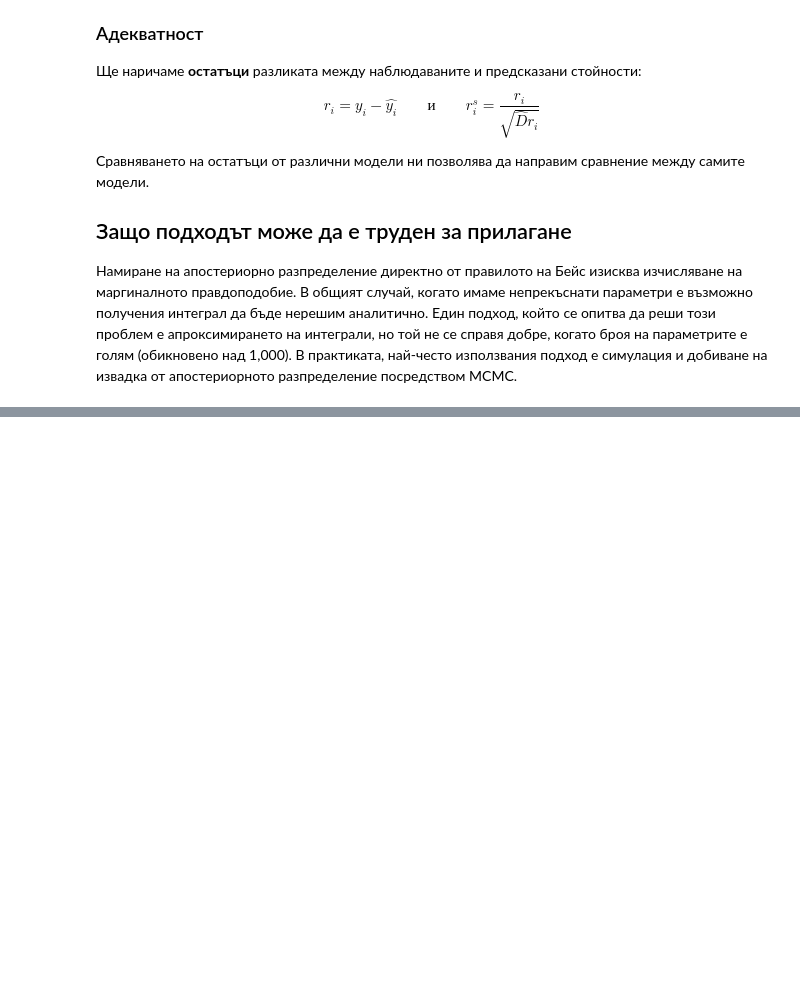
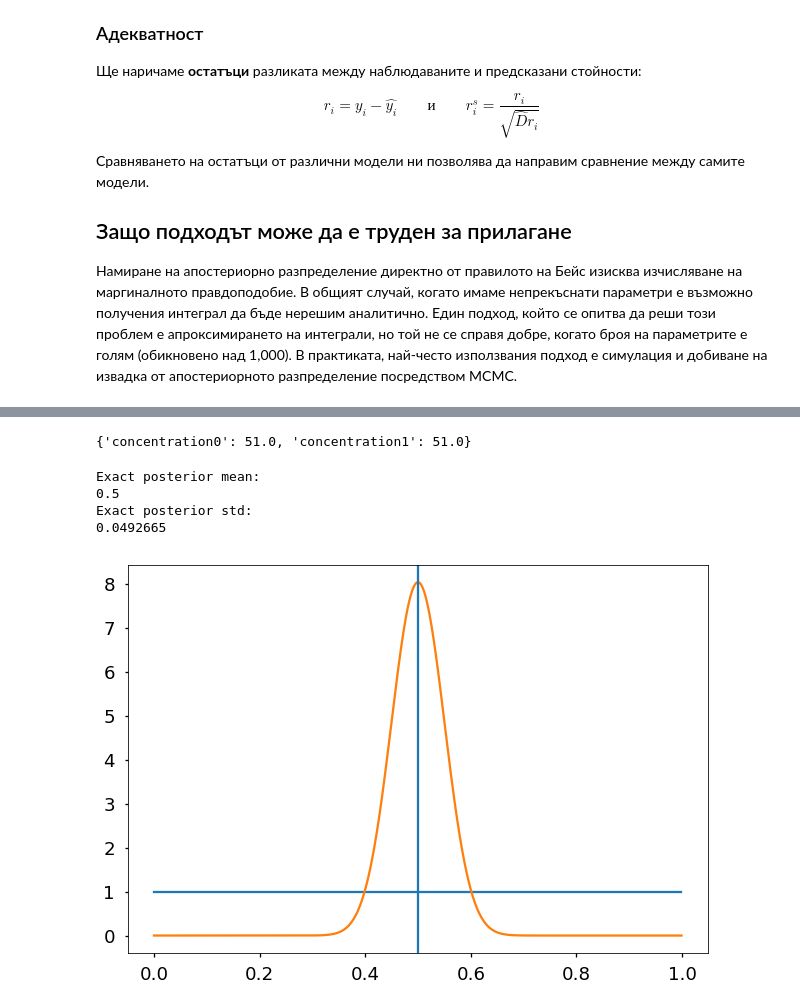
Before and after one commit to andybala/curiousily.github.com, a Jupyter notebook: notebooks/23.ml_basics_baysian_stats.ipynb, the cells around one changed output, grey strips where cells are left out. Drawn from its saved outputs; the diff is of its cells as text; code cells hidden in the pictures; blank space fills up the shorter version.

```diff
--- a/notebooks/23.ml_basics_baysian_stats.ipynb
+++ b/notebooks/23.ml_basics_baysian_stats.ipynb
@@ -149,0 +236,30 @@ $$r_i = y_i - \hat{y_i} \qquad и \qquad r_i^s=\frac{r_i}{\sqrt{\hat{D}r_i}}$$
+# %%
+pheads = pheads_unknown
+c = Bernoulli(probs=pheads, sample_shape=N)
+# %%
+pheads_cond = ed.complete_conditional(pheads)
+pheads_post = ed.copy(pheads_cond, {c: c_train})
+# %%
+sess.run({key: val for
+          key, val in six.iteritems(pheads_post.parameters)
+          if isinstance(val, tf.Tensor)})
+# %% [output]
+{'concentration0': 51.0, 'concentration1': 51.0}
+# %%
+mean, stddev = sess.run([pheads_post.mean(), pheads_post.stddev()])
+print("Exact posterior mean:")
+print(mean)
+print("Exact posterior std:")
+print(stddev)
+# %% [output]
+Exact posterior mean:
+0.5
+Exact posterior std:
+0.0492665
+# %%
+x = tf.range(0.0, 1.0, 0.001)
+plt.plot(*sess.run([x, pheads.prob(x)]));  # blue
+plt.plot(*sess.run([x, pheads_post.prob(x)]));  # green
+plt.axvline(x=pheads_true);  # blue
+# %% [output]
+[figure, added]
```
Also changed, not shown: parts of 16 cells of this notebook, 1 other file.
